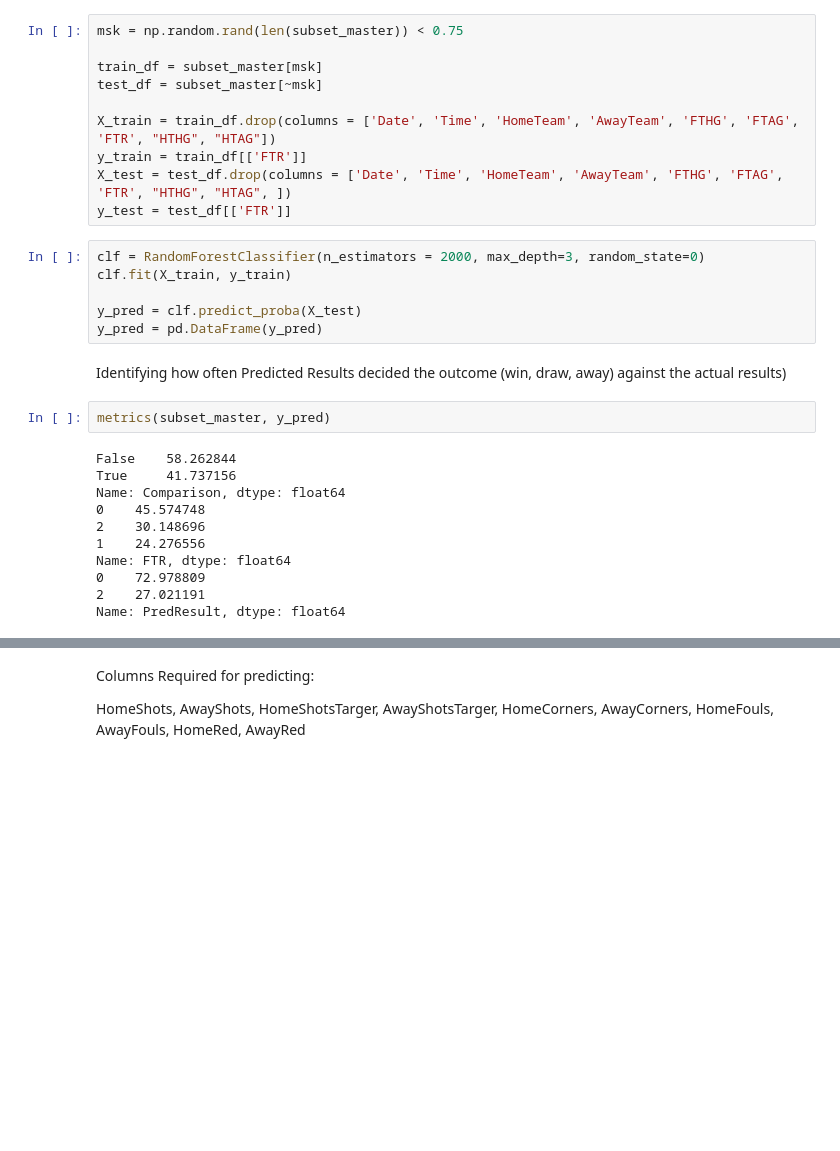
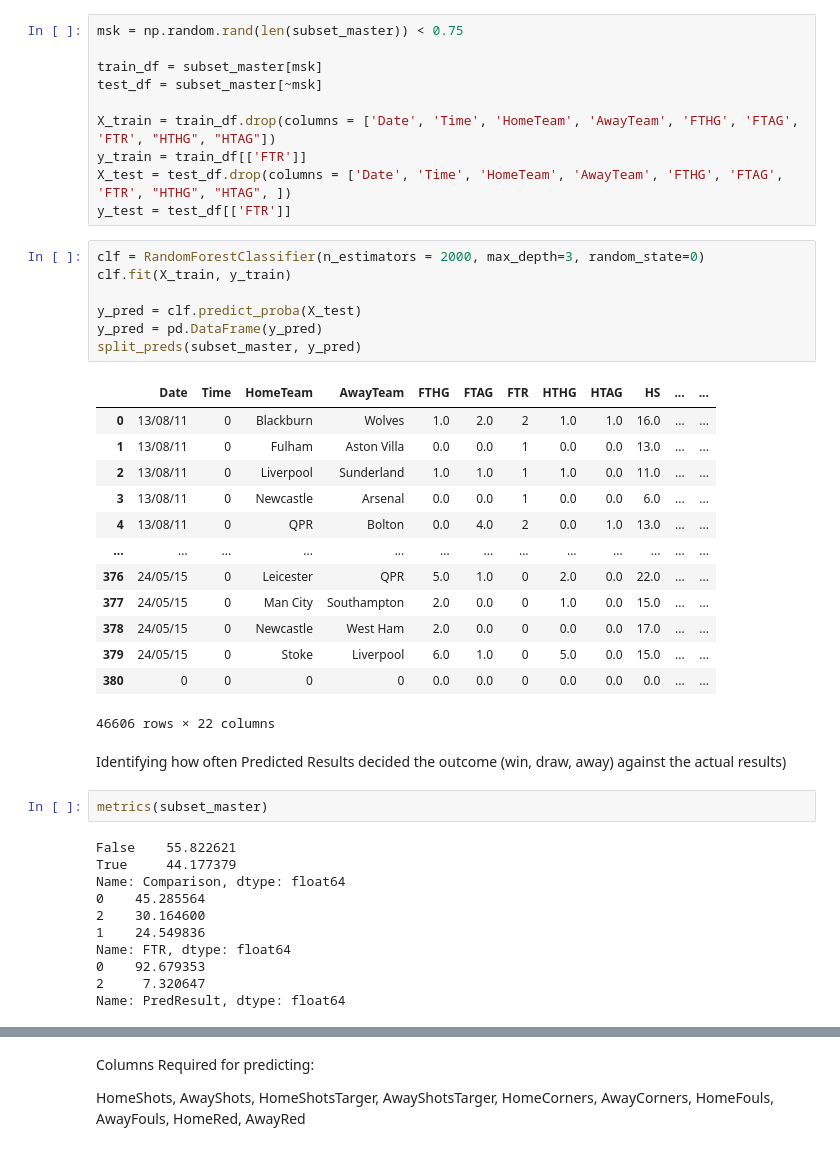
Before and after one commit to pierremestephan/Machine-Learning-using-Sports-Data, a Jupyter notebook: Predicting-PremLeague-Outcomes-With-ML/prem_league_outcomes_RandomForest_ML.ipynb, the cells around one changed output, grey strips where cells are left out. Cells and saved outputs as stored; diff of their text form; blank space fills up the shorter version.

```diff
--- a/Predicting-PremLeague-Outcomes-With-ML/prem_league_outcomes_RandomForest_ML.ipynb
+++ b/Predicting-PremLeague-Outcomes-With-ML/prem_league_outcomes_RandomForest_ML.ipynb
@@ -54,23 +54,38 @@ y_test = test_df[['FTR']]
 # %%
 clf = RandomForestClassifier(n_estimators = 2000, max_depth=3, random_state=0)
 clf.fit(X_train, y_train)
 
 y_pred = clf.predict_proba(X_test)
 y_pred = pd.DataFrame(y_pred)
+split_preds(subset_master, y_pred)
+# %% [output]
+|  | Date | Time | HomeTeam | AwayTeam | FTHG | FTAG | FTR | HTHG | HTAG | HS | ... | ... |
+| 0 | 13/08/11 | 0 | Blackburn | Wolves | 1.0 | 2.0 | 2 | 1.0 | 1.0 | 16.0 | ... | ... |
+| 1 | 13/08/11 | 0 | Fulham | Aston Villa | 0.0 | 0.0 | 1 | 0.0 | 0.0 | 13.0 | ... | ... |
+| 2 | 13/08/11 | 0 | Liverpool | Sunderland | 1.0 | 1.0 | 1 | 1.0 | 0.0 | 11.0 | ... | ... |
+| 3 | 13/08/11 | 0 | Newcastle | Arsenal | 0.0 | 0.0 | 1 | 0.0 | 0.0 | 6.0 | ... | ... |
+| 4 | 13/08/11 | 0 | QPR | Bolton | 0.0 | 4.0 | 2 | 0.0 | 1.0 | 13.0 | ... | ... |
+| ... | ... | ... | ... | ... | ... | ... | ... | ... | ... | ... | ... | ... |
+| 376 | 24/05/15 | 0 | Leicester | QPR | 5.0 | 1.0 | 0 | 2.0 | 0.0 | 22.0 | ... | ... |
+| 377 | 24/05/15 | 0 | Man City | Southampton | 2.0 | 0.0 | 0 | 1.0 | 0.0 | 15.0 | ... | ... |
+| 378 | 24/05/15 | 0 | Newcastle | West Ham | 2.0 | 0.0 | 0 | 0.0 | 0.0 | 17.0 | ... | ... |
+| 379 | 24/05/15 | 0 | Stoke | Liverpool | 6.0 | 1.0 | 0 | 5.0 | 0.0 | 15.0 | ... | ... |
+| 380 | 0 | 0 | 0 | 0 | 0.0 | 0.0 | 0 | 0.0 | 0.0 | 0.0 | ... | ... |
+46606 rows × 22 columns
 # %% [markdown]
 Identifying how often Predicted Results decided the outcome (win, draw, away) against the actual results)
 # %%
-metrics(subset_master, y_pred)
+metrics(subset_master)
 # %% [output]
-False    58.262844
-True     41.737156
+False    55.822621
+True     44.177379
 Name: Comparison, dtype: float64
-0    45.574748
-2    30.148696
-1    24.276556
+0    45.285564
+2    30.164600
+1    24.549836
 Name: FTR, dtype: float64
-0    72.978809
-2    27.021191
+0    92.679353
+2     7.320647
 Name: PredResult, dtype: float64
 # %%
 subset_master
```
Also changed, not shown: parts of 6 cells of this notebook, 2 other files.
